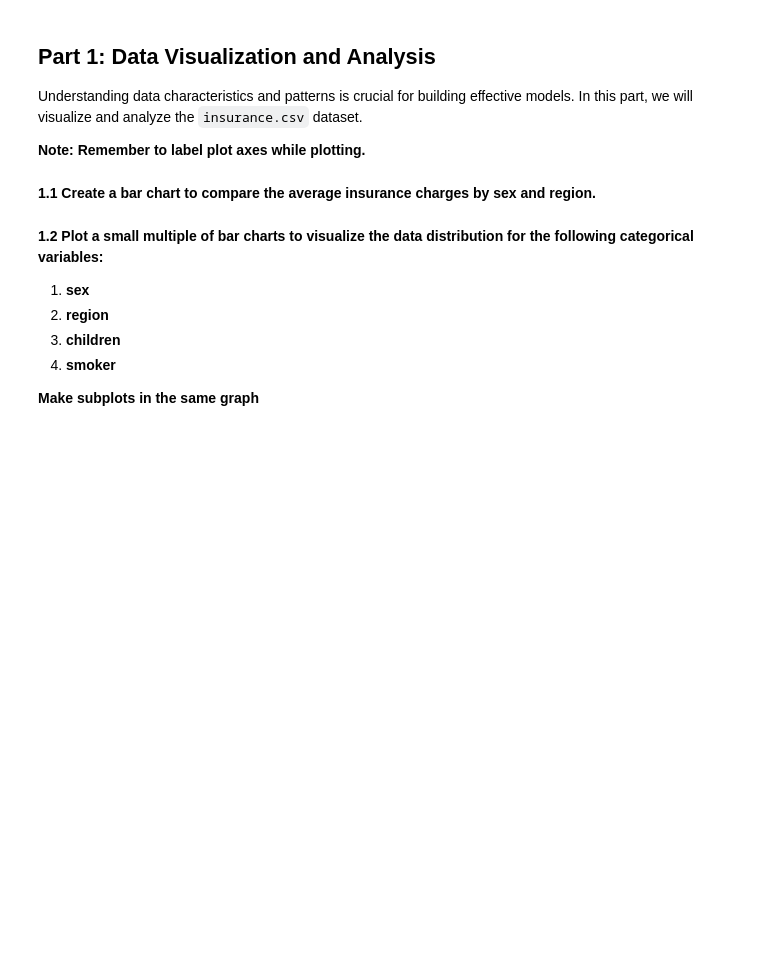
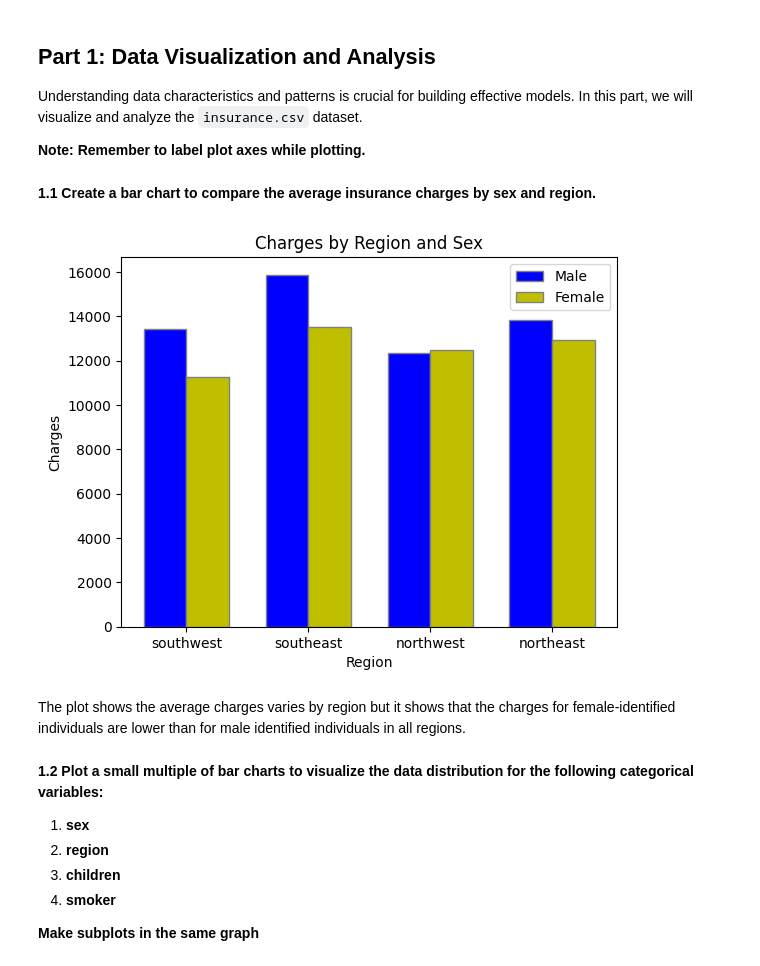
Before and after one commit to jiajiabinx/aml-hw1, a Jupyter notebook: AML_HW1_Questions.ipynb, the cells around one changed output. Cells and saved outputs as stored; diff of their text form; code cells hidden in the pictures; blank space fills up the shorter version.

```diff
--- a/AML_HW1_Questions.ipynb
+++ b/AML_HW1_Questions.ipynb
@@ -40,4 +39,26 @@ insurance_df
 # %% [markdown]
 **1.1 Create a bar chart to compare the average insurance charges by sex and region.**
 # %%
-### Code here
+regions = insurance_df['region'].unique()
+
+mean_charges_male = [insurance_df[(insurance_df['region'] == region) & (insurance_df['sex'] == 'male')]['charges'].mean() for region in regions]
+mean_charges_female = [insurance_df[(insurance_df['region'] == region) & (insurance_df['sex'] == 'female')]['charges'].mean() for region in regions]
+
+bar_width = 0.35
+
+r1 = np.arange(len(regions))
+r2 = [x + bar_width for x in r1]
+
+plt.bar(r1, mean_charges_male, color='b', width=bar_width, edgecolor='grey', label='Male')
+plt.bar(r2, mean_charges_female, color='y', width=bar_width, edgecolor='grey', label='Female')
+
+
+plt.title('Charges by Region and Sex')
+plt.xlabel('Region')
+plt.ylabel('Charges')
+plt.xticks([r + bar_width/2 for r in range(len(regions))], regions)
+
+plt.legend()
+plt.show()
+# %% [output]
+[figure, added]
@@ -46,3 +65,5 @@ insurance_df
+# %% [markdown]
+The plot shows the average charges varies by region but it shows that the charges for female-identified individuals are lower than for male identified individuals in all regions.
 # %% [markdown]
 **1.2 Plot a small multiple of bar charts to visualize the data distribution for the following categorical variables:**
 1. **sex**
```
Also changed, not shown: parts of 52 cells of this notebook, 1 other file.
